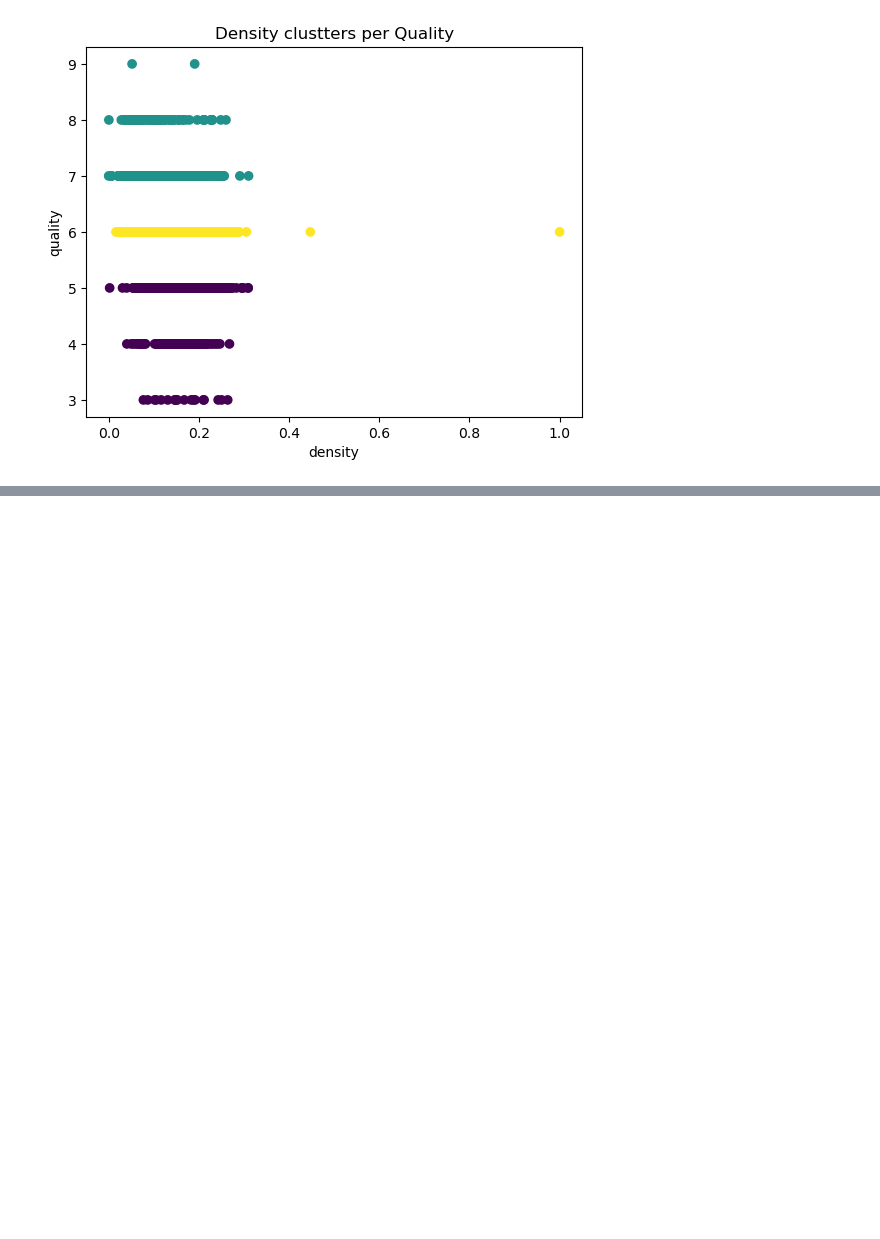
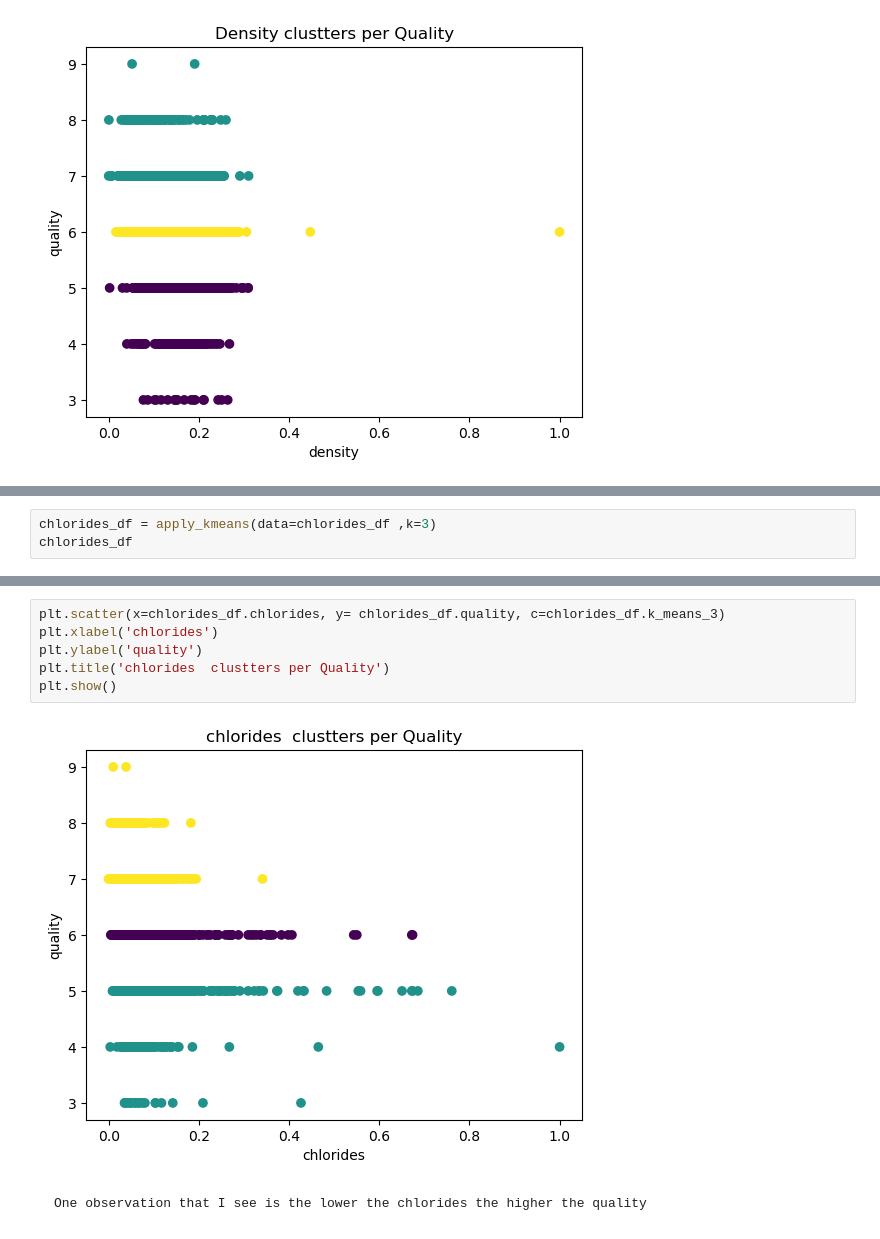
Before and after one commit to Wine-qualitity/wine-qualitiy-model, a Jupyter notebook: exploration_personal.ipynb, the cells around one changed output, grey strips where cells are left out. Cells and saved outputs as stored; diff of their text form; blank space fills up the shorter version.

```diff
--- a/exploration_personal.ipynb
+++ b/exploration_personal.ipynb
@@ -410,0 +466,3 @@ plt.show()
+# %%
+chlorides_df = apply_kmeans(data=chlorides_df ,k=3)
+chlorides_df
@@ -410,0 +483,10 @@ plt.show()
+# %%
+plt.scatter(x=chlorides_df.chlorides, y= chlorides_df.quality, c=chlorides_df.k_means_3)
+plt.xlabel('chlorides')
+plt.ylabel('quality')
+plt.title('chlorides  clustters per Quality')
+plt.show()
+# %% [output]
+[figure, added]
+# %% [markdown]
+    One observation that I see is the lower the chlorides the higher the quality
```
Also changed, not shown: parts of 11 cells of this notebook, 1 other file.
